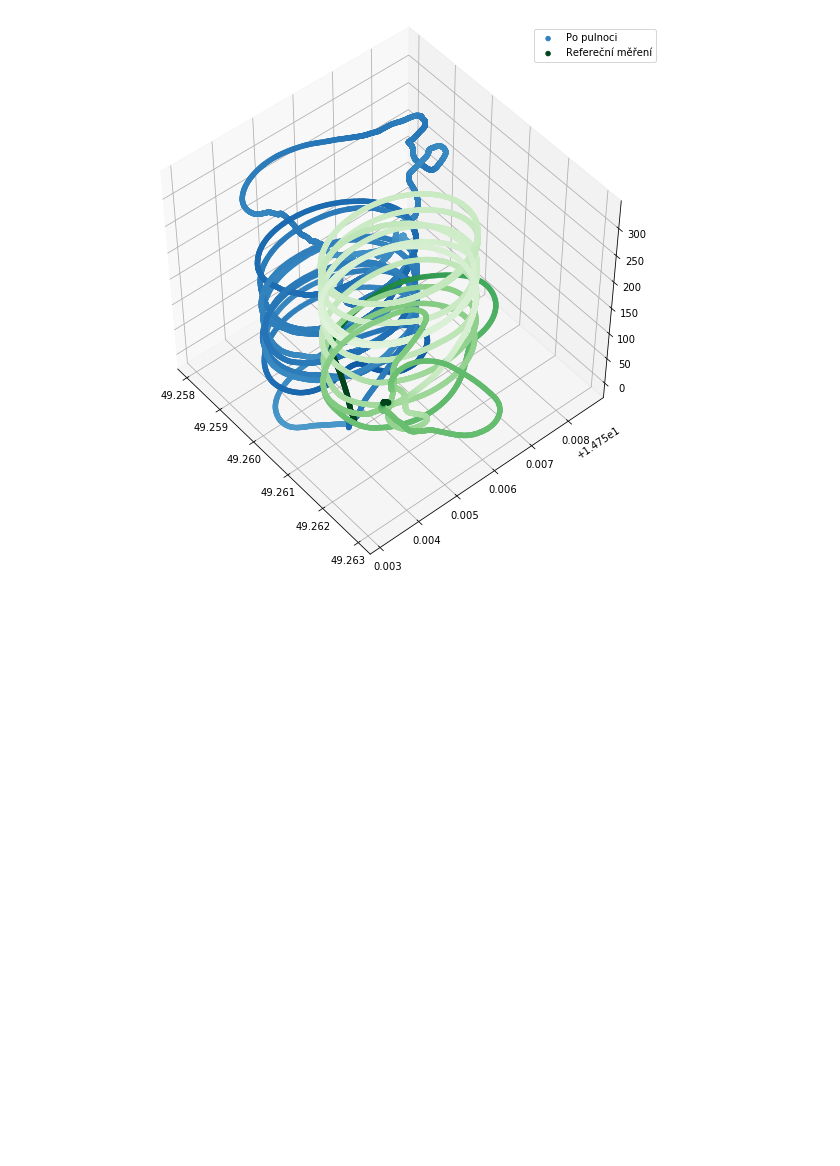
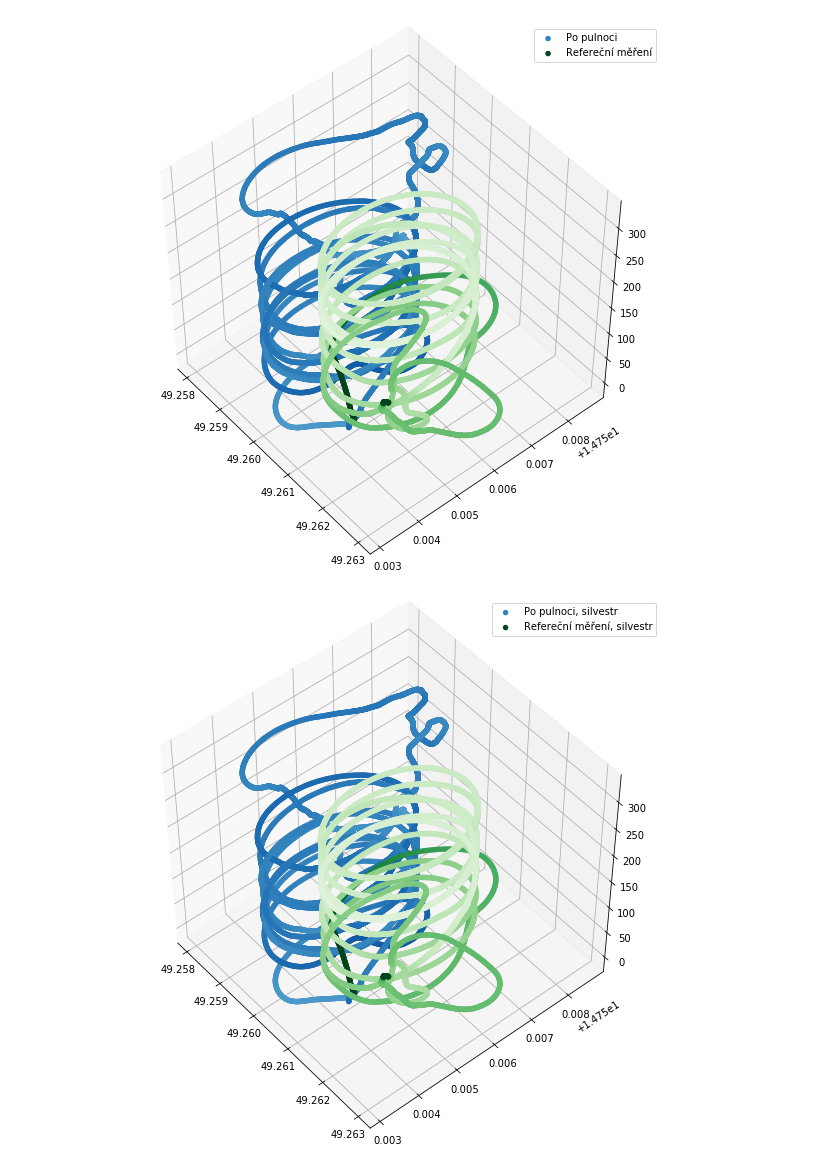
Before and after one commit to ThunderFly-aerospace/TF-ATMON, a Jupyter notebook: notebooks/fireworks_dust.ipynb, the cells around one changed output. Cells and saved outputs as stored; diff of their text form; code cells hidden in the pictures; blank space fills up the shorter version.

```diff
--- a/notebooks/fireworks_dust.ipynb
+++ b/notebooks/fireworks_dust.ipynb
@@ -89,3 +100,14 @@ plt.legend()
 plt.grid()
 # %% [output]
 [figure]
+# %%
+from mpl_toolkits import mplot3d
+fig = plt.figure(figsize=(10, 10))
+ax = plt.axes(projection='3d')
+ax.scatter3D(silv_mes['vehicle_global_position/lat'], silv_mes['vehicle_global_position/lon'], silv_mes['vehicle_local_position/z'], c=silv_mes['sensor_airborne_particles/mass_concentration_pm10_0'], cmap='Blues', vmin=0, vmax=10, label="Po pulnoci, silvestr")
+ax.scatter3D(silv_ref['vehicle_global_position/lat'], silv_ref['vehicle_global_position/lon'], silv_ref['vehicle_local_position/z'], c=silv_ref['sensor_airborne_particles/mass_concentration_pm10_0'], cmap='Greens', vmin=0, vmax=10, label="Refereční měření, silvestr")
+ax.view_init(50, -40)
+plt.legend()
+plt.grid()
+# %% [output]
+[figure, added]
```
Also changed, not shown: parts of 7 cells of this notebook.
